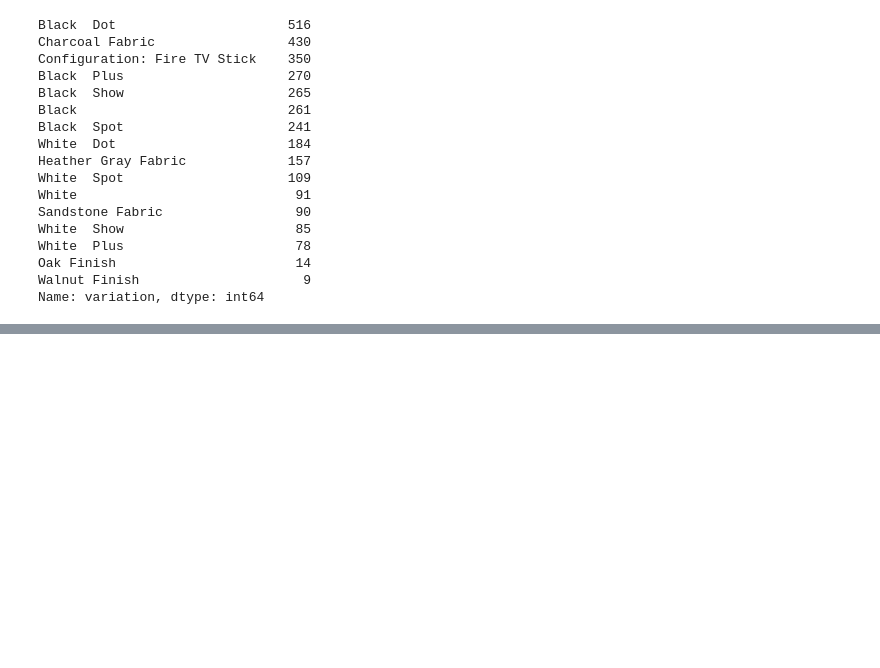
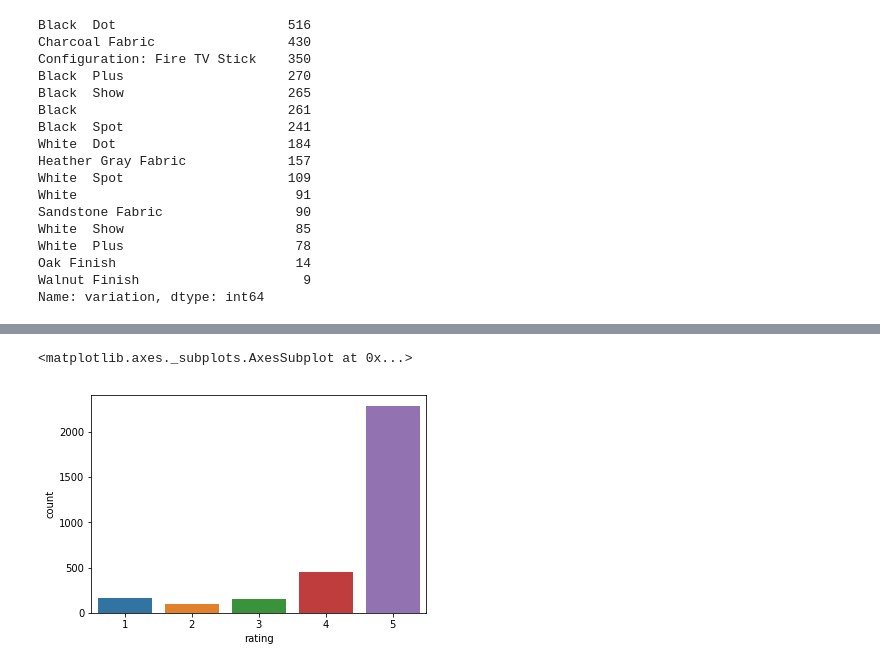
Before and after one commit to jacobskr/ML_Python, a Jupyter notebook: Machine Learning Classification Bootcamp/Decision Trees and Random Forest/Random Forest - Amazon Alexa Reviews.ipynb, the cells around one changed output, grey strips where cells are left out. Drawn from its saved outputs; the diff is of its cells as text; code cells hidden in the pictures; blank space fills up the shorter version.

```diff
--- a/Machine Learning Classification Bootcamp/Decision Trees and Random Forest/Random Forest - Amazon Alexa Reviews.ipynb
+++ b/Machine Learning Classification Bootcamp/Decision Trees and Random Forest/Random Forest - Amazon Alexa Reviews.ipynb
@@ -73,0 +93,5 @@ Name: variation, dtype: int64
+# %%
+sns.countplot(df_alexa['rating'], label='Count')
+# %% [output]
+<matplotlib.axes._subplots.AxesSubplot at 0x...>
+[figure, added]
```
Also changed, not shown: parts of 48 cells of this notebook.
